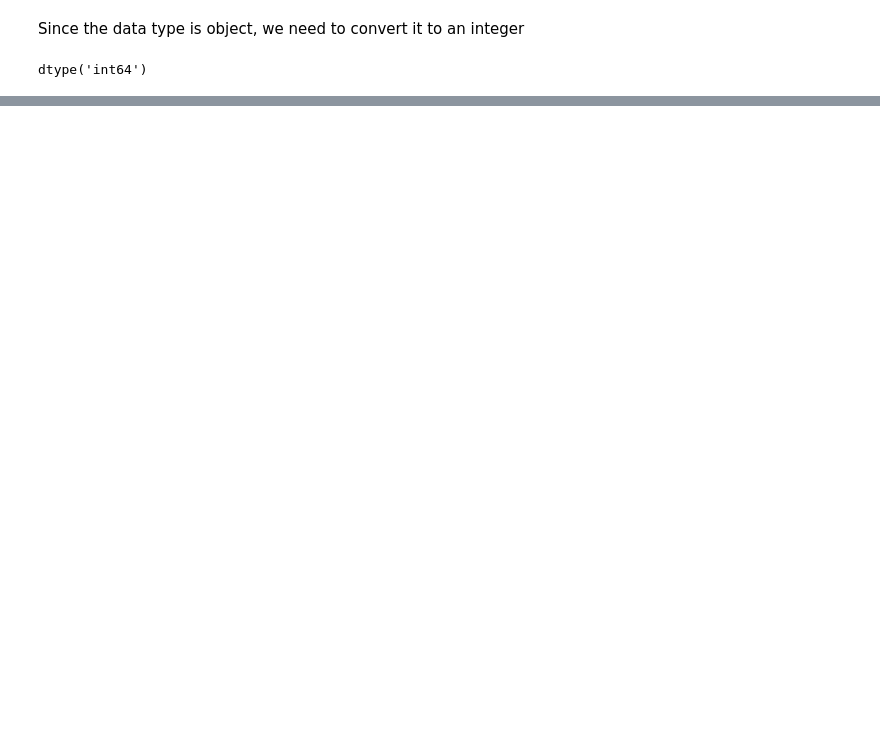
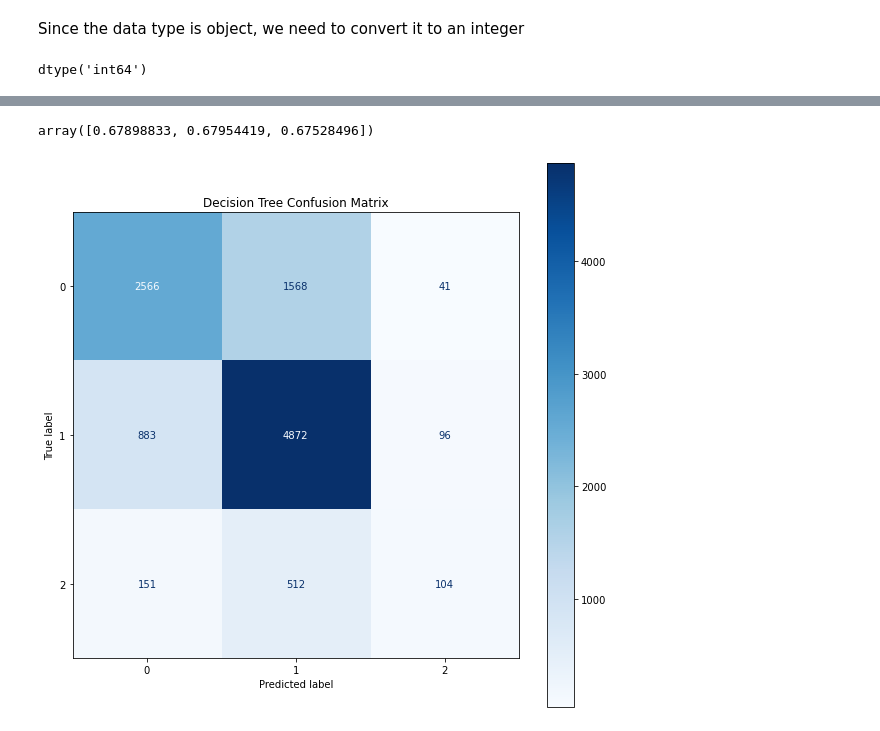
Before and after one commit to femikamau/Tanzanian-Water-Wells-Prediction, a Jupyter notebook: modelling.ipynb, the cells around one changed output, grey strips where cells are left out. Cells and saved outputs as stored; diff of their text form; code cells hidden in the pictures; blank space fills up the shorter version.

```diff
--- a/modelling.ipynb
+++ b/modelling.ipynb
@@ -193,0 +195,25 @@ Our model predicts the test data correctly with an accuracy of 70%
+# %%
+# Instantiate the Decision Tree Classifier
+clf = DecisionTreeClassifier(criterion='entropy', random_state=39)
+
+# Fit train data to classifier
+clf.fit(X_train, y_train)
+
+# Predict the labels of the test set: y_pred
+y_pred_dt = clf.predict(X_test)
+
+# Perform cross-validation: cv_results
+cv_results_dt = cross_validate(clf, X_test, y_test, cv=3)
+
+# Display cross validation test scores
+cv_results_dt['test_score']
+# %% [output]
+array([0.67898833, 0.67954419, 0.67528496])
+# %%
+# Plot the confusion matrix
+fig, ax = plt.subplots(figsize=(10,10))
+
+plot_confusion_matrix(clf, X_test, y_test, cmap='Blues', ax=ax)
+plt.title("Decision Tree Confusion Matrix");
+# %% [output]
+[figure, added]
```
Also changed, not shown: parts of 54 cells of this notebook.
